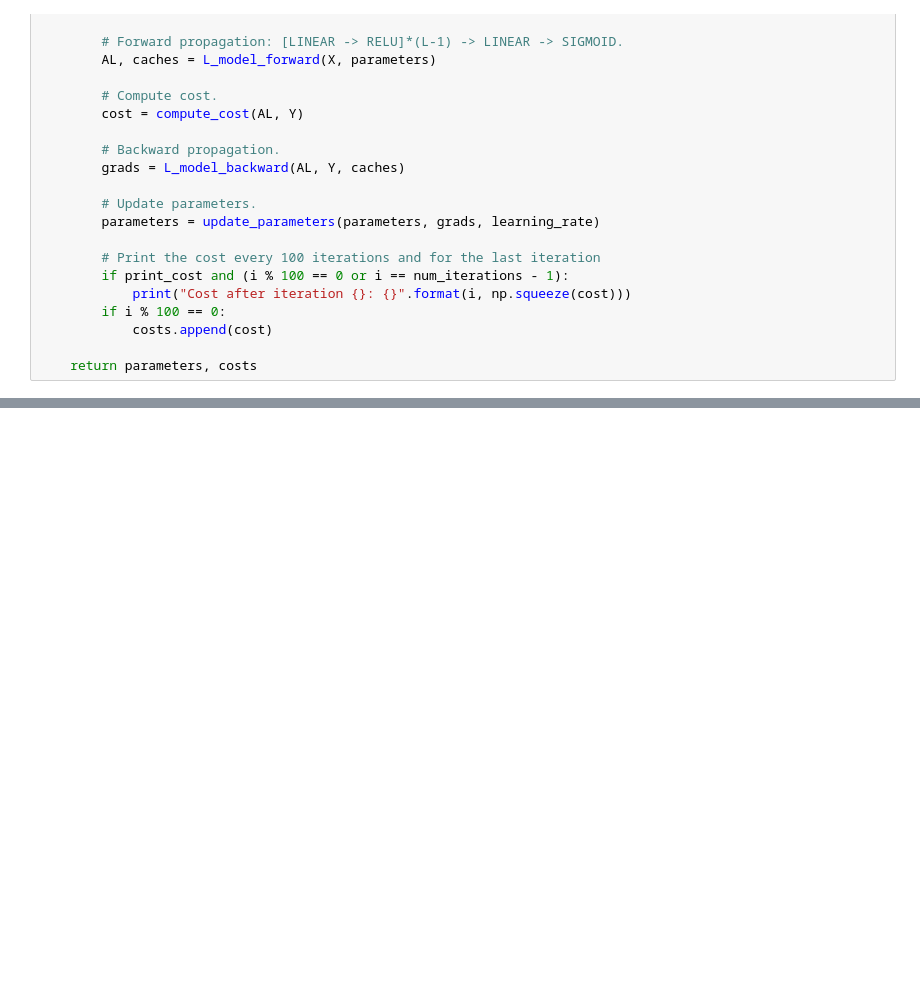
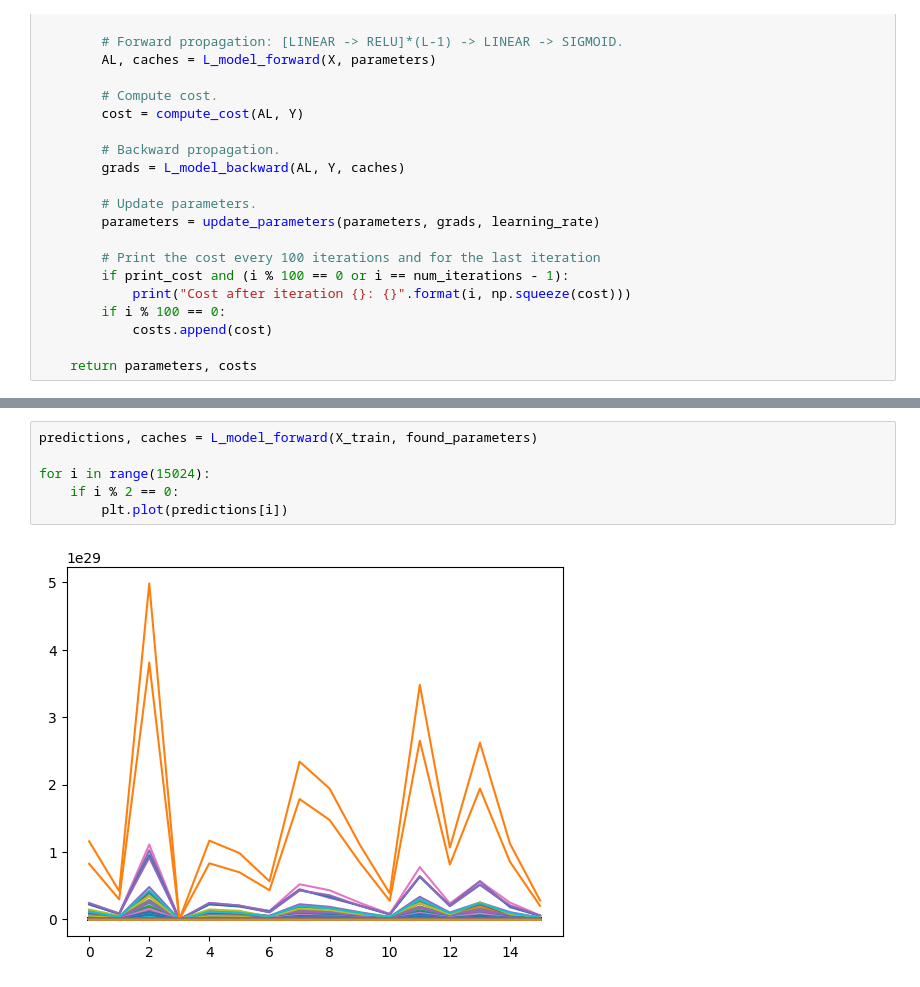
Before and after one commit to sadorno1/decompression, a Jupyter notebook: signal_nn.ipynb, the cells around one changed output, grey strips where cells are left out. Saved outputs shown, nothing was run; the diff lists cells and outputs as text; blank space fills up the shorter version.

```diff
--- a/signal_nn.ipynb
+++ b/signal_nn.ipynb
@@ -631,0 +673,8 @@ plot_costs(costs, learning_rate)
+# %%
+predictions, caches = L_model_forward(X_train, found_parameters)
+
+for i in range(15024):
+    if i % 2 == 0:
+        plt.plot(predictions[i])
+# %% [output]
+[figure, added]
```
Also changed, not shown: parts of 3 cells of this notebook, 1 other file.
